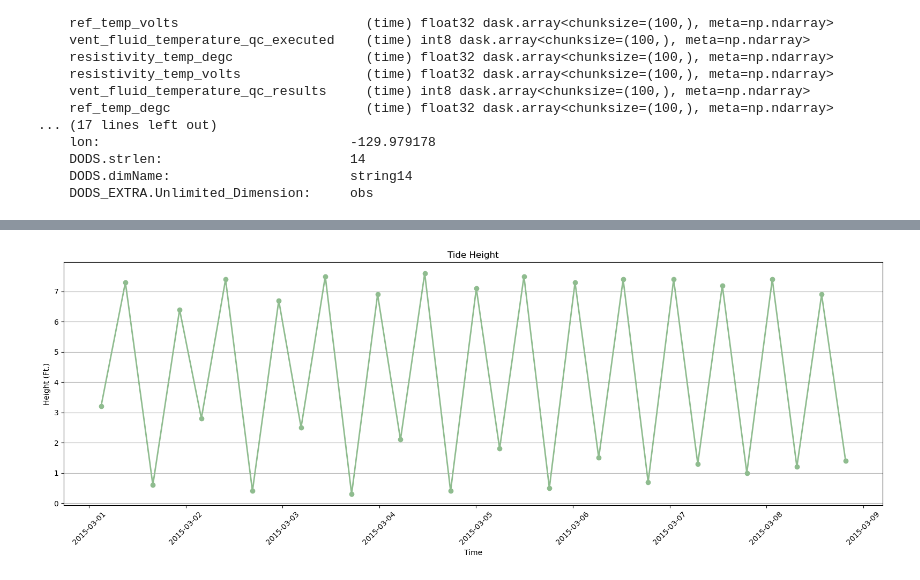
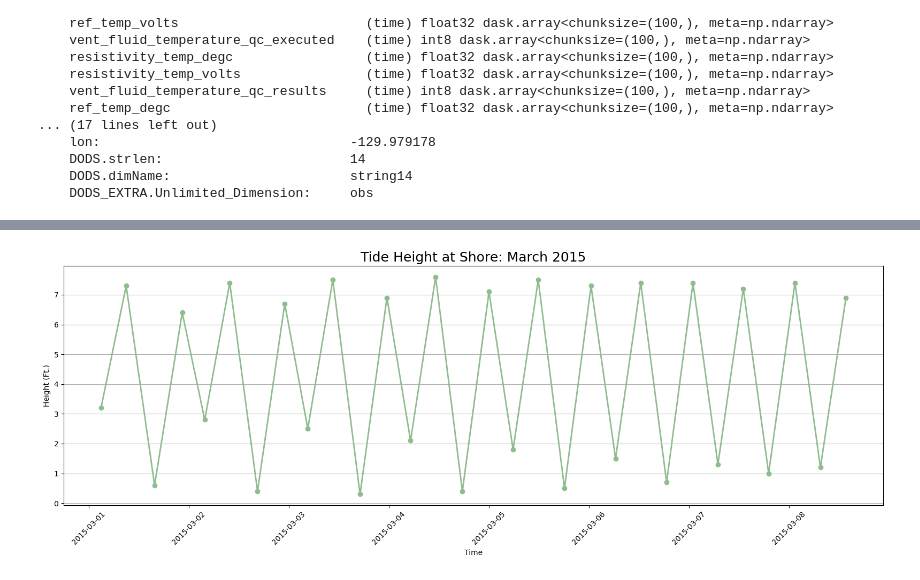
Before and after one commit to OCEAN-215-CLASS/Cameron.dalke.final, a Jupyter notebook: dalkec_final_project.ipynb, the cells around one changed output, grey strips where cells are left out. Saved outputs shown, nothing was run; the diff lists cells and outputs as text; code cells hidden in the pictures.

```diff
--- a/dalkec_final_project.ipynb
+++ b/dalkec_final_project.ipynb
@@ -176,13 +183,13 @@ Wall time: 525 ms
 # %%
+%%time
+
 import matplotlib.pyplot as plt
 from datetime import datetime
-
-plt.close()
 
 ### This is tide data from shore that I got from a NOAA tide table PDF.
 
 
-# Manually added tide data from 2015 tide table into array
+# Manually added tide data from 2015 tide table
 tide_data = """03/01/2015 02:58 3.2
 03/01/2015 09:00 7.3
 03/01/2015 15:49 0.6
@@ -207,36 +214,40 @@ tide_data = """03/01/2015 02:58 3.2
 03/06/2015 12:28 7.4
 03/06/2015 18:40 0.7
 03/07/2015 01:00 7.4
 03/07/2015 06:59 1.3
 03/07/2015 13:04 7.2
 03/07/2015 19:09 1.0
 03/08/2015 01:28 7.4
 03/08/2015 07:34 1.2
-03/08/2015 13:42 6.9
-03/08/2015 19:39 1.4"""
+03/08/2015 13:42 6.9"""
 
-# Adjusted it to make it usable
+# Split tide_data into a list of lines,
+# looped through each split line,
+# concatenated to create a string representing date and time,
+# converted tide height into floating-point number,
+# appened into 'dates' and 'heights' lists
 lines = tide_data.split('\n')
 dates = []
 heights = []
 for line in lines:
     parts = line.split()
     date_time_str = parts[0] + ' ' + parts[1]
     date_time_format = '%m/%d/%Y %H:%M' if len(parts[1]) == 5 else '%m/%d/%Y %H%M'
     date_time = datetime.strptime(date_time_str, date_time_format)
     height = float(parts[2])
     dates.append(date_time)
     heights.append(height)
 
-# Plotted the tide data
+# Plotted the shore tide data
+plt.close()
 plt.figure(figsize=(16, 6))
 plt.plot(dates, heights, marker='o', linestyle='-', linewidth=2, color='darkseagreen')
 plt.grid(axis='y')
-plt.title('Tide Height')
+plt.title('Tide Height at Shore: March 2015', fontsize=18)
 plt.xlabel('Time')
 plt.ylabel('Height (Ft.)')
 plt.xticks(rotation=45)
 plt.tight_layout()
 plt.show()
 # %% [output]
-[figure, old version]
+[figure, new version]
```
Also changed, not shown: parts of 17 cells of this notebook, 1 other file.
